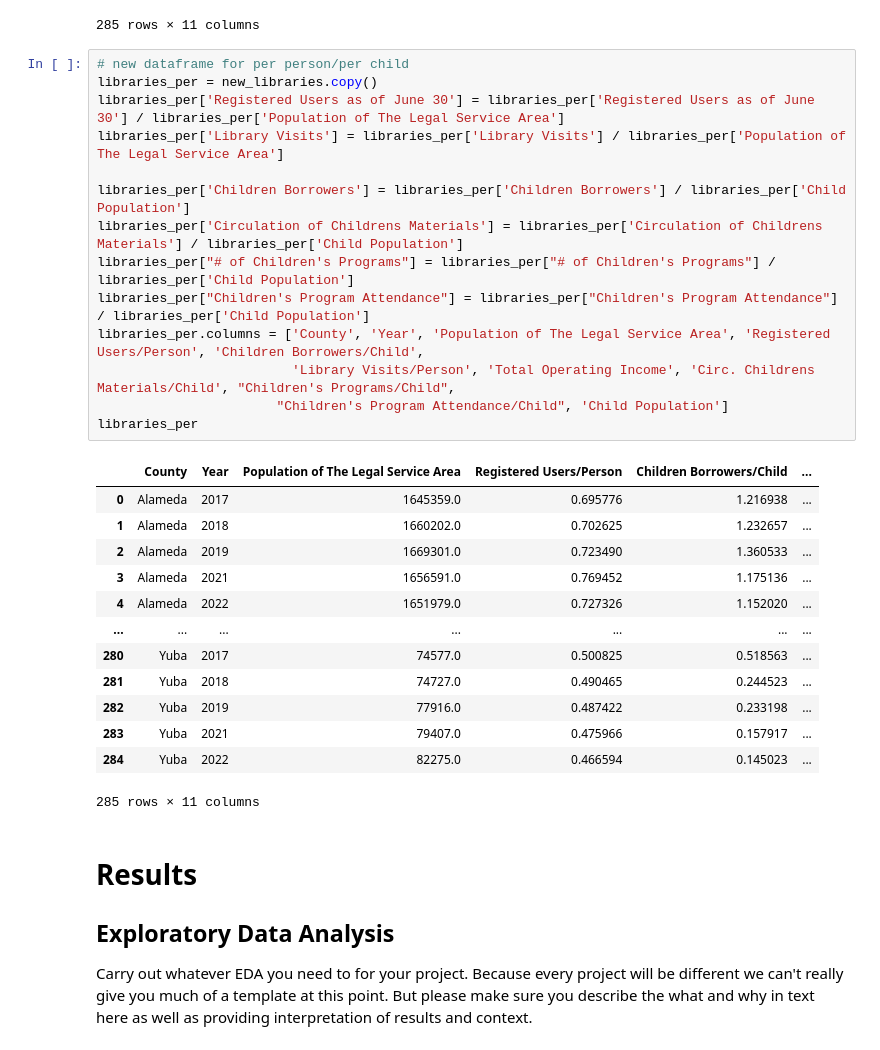
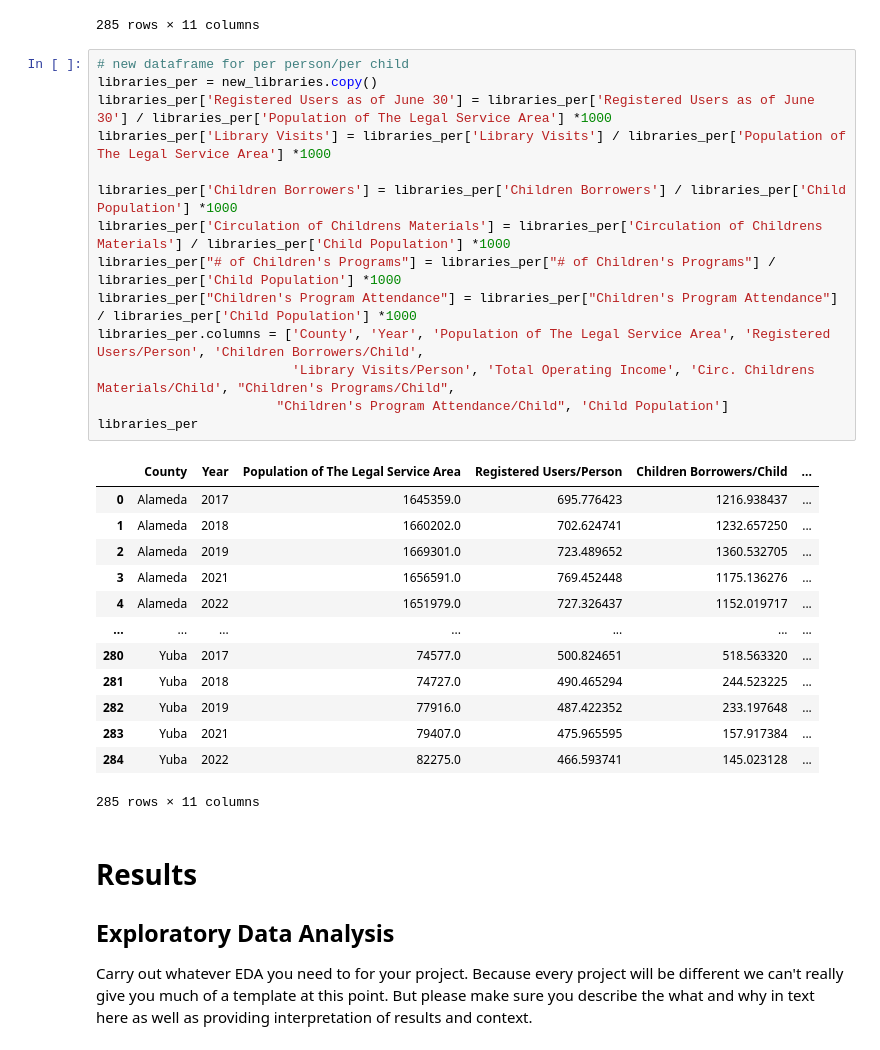
Before and after one commit to KaitlynChou/COGS-108-Project, a Jupyter notebook: EDACheckpoint_Group057_WI24.ipynb, the cells around one changed output. Drawn from its saved outputs; the diff is of its cells as text.

```diff
--- a/EDACheckpoint_Group057_WI24.ipynb
+++ b/EDACheckpoint_Group057_WI24.ipynb
@@ -379,30 +379,30 @@ new_libraries['Child Population'] = population
 # %%
 # new dataframe for per person/per child
 libraries_per = new_libraries.copy()
-libraries_per['Registered Users as of June 30'] = libraries_per['Registered Users as of June 30'] / libraries_per['Population of The Legal Service Area']
-libraries_per['Library Visits'] = libraries_per['Library Visits'] / libraries_per['Population of The Legal Service Area']
+libraries_per['Registered Users as of June 30'] = libraries_per['Registered Users as of June 30'] / libraries_per['Population of The Legal Service Area'] *1000
+libraries_per['Library Visits'] = libraries_per['Library Visits'] / libraries_per['Population of The Legal Service Area'] *1000
 
-libraries_per['Children Borrowers'] = libraries_per['Children Borrowers'] / libraries_per['Child Population']
-libraries_per['Circulation of Childrens Materials'] = libraries_per['Circulation of Childrens Materials'] / libraries_per['Child Population']
-libraries_per["# of Children's Programs"] = libraries_per["# of Children's Programs"] / libraries_per['Child Population']
-libraries_per["Children's Program Attendance"] = libraries_per["Children's Program Attendance"] / libraries_per['Child Population']
+libraries_per['Children Borrowers'] = libraries_per['Children Borrowers'] / libraries_per['Child Population'] *1000
+libraries_per['Circulation of Childrens Materials'] = libraries_per['Circulation of Childrens Materials'] / libraries_per['Child Population'] *1000
+libraries_per["# of Children's Programs"] = libraries_per["# of Children's Programs"] / libraries_per['Child Population'] *1000
+libraries_per["Children's Program Attendance"] = libraries_per["Children's Program Attendance"] / libraries_per['Child Population'] *1000
 libraries_per.columns = ['County', 'Year', 'Population of The Legal Service Area', 'Registered Users/Person', 'Children Borrowers/Child',
                          'Library Visits/Person', 'Total Operating Income', 'Circ. Childrens Materials/Child', "Children's Programs/Child",
                        "Children's Program Attendance/Child", 'Child Population']
 libraries_per
 # %% [output]
 |  | County | Year | Population of The Legal Service Area | Registered Users/Person | Children Borrowers/Child | ... |
-| 0 | Alameda | 2017 | 1645359.0 | 0.695776 | 1.216938 | ... |
-| 1 | Alameda | 2018 | 1660202.0 | 0.702625 | 1.232657 | ... |
-| 2 | Alameda | 2019 | 1669301.0 | 0.723490 | 1.360533 | ... |
-| 3 | Alameda | 2021 | 1656591.0 | 0.769452 | 1.175136 | ... |
-| 4 | Alameda | 2022 | 1651979.0 | 0.727326 | 1.152020 | ... |
+| 0 | Alameda | 2017 | 1645359.0 | 695.776423 | 1216.938437 | ... |
+| 1 | Alameda | 2018 | 1660202.0 | 702.624741 | 1232.657250 | ... |
+| 2 | Alameda | 2019 | 1669301.0 | 723.489652 | 1360.532705 | ... |
+| 3 | Alameda | 2021 | 1656591.0 | 769.452448 | 1175.136276 | ... |
+| 4 | Alameda | 2022 | 1651979.0 | 727.326437 | 1152.019717 | ... |
 | ... | ... | ... | ... | ... | ... | ... |
-| 280 | Yuba | 2017 | 74577.0 | 0.500825 | 0.518563 | ... |
-| 281 | Yuba | 2018 | 74727.0 | 0.490465 | 0.244523 | ... |
-| 282 | Yuba | 2019 | 77916.0 | 0.487422 | 0.233198 | ... |
-| 283 | Yuba | 2021 | 79407.0 | 0.475966 | 0.157917 | ... |
-| 284 | Yuba | 2022 | 82275.0 | 0.466594 | 0.145023 | ... |
+| 280 | Yuba | 2017 | 74577.0 | 500.824651 | 518.563320 | ... |
+| 281 | Yuba | 2018 | 74727.0 | 490.465294 | 244.523225 | ... |
+| 282 | Yuba | 2019 | 77916.0 | 487.422352 | 233.197648 | ... |
+| 283 | Yuba | 2021 | 79407.0 | 475.965595 | 157.917384 | ... |
+| 284 | Yuba | 2022 | 82275.0 | 466.593741 | 145.023128 | ... |
 285 rows × 11 columns
 # %% [markdown]
 # Results
```
